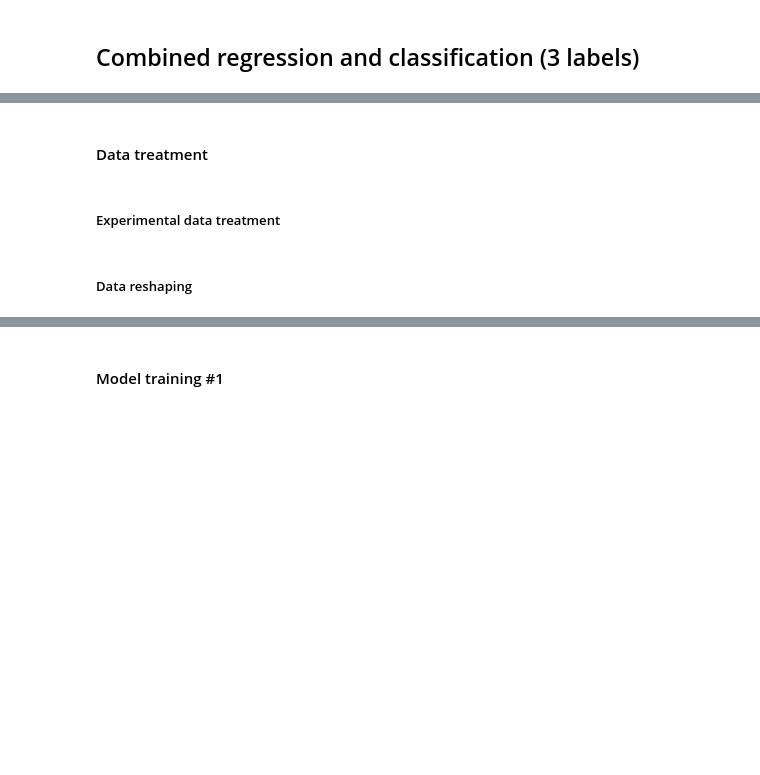
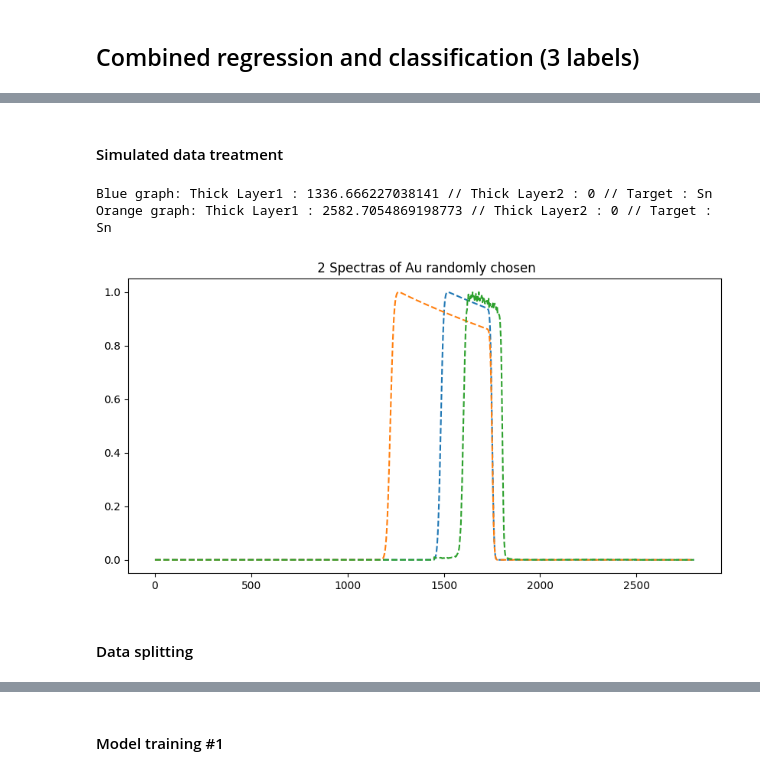
Before and after one commit to bernardombsoares/AI_Analysis_RBS_Spectra, a Jupyter notebook: rbs_ann.ipynb, the cells around one changed output, grey strips where cells are left out. Saved outputs shown, nothing was run; the diff lists cells and outputs as text; code cells hidden in the pictures; blank space fills up the shorter version.

```diff
--- a/rbs_ann.ipynb
+++ b/rbs_ann.ipynb
@@ -918,0 +1120,2 @@ print(calculate_accuracy(predictions,y_test))
+# %% [markdown]
+#### Simulated data treatment
@@ -919,4 +1180,20 @@ print(calculate_accuracy(predictions,y_test))
+# %%
+#spectra graph
+a=np.random.randint(0,len(X))
+b=np.random.randint(0,len(X))
+xaxis=np.arange(len(X[0]))
+
+fig = plt.figure(figsize =(10, 5))
+plt.plot(xaxis,X[a],'--')
+plt.plot(xaxis,X[b],'--')
+plt.plot(newx,test_x[0],'--')
+print('Blue graph: Thick Layer1 : '+str(Y[a][0])+ ' // Thick Layer2 : '+str(Y[a][1])+ ' // Target : '+str(Y[a][2]))
+print('Orange graph: Thick Layer1 : '+str(Y[b][0])+ ' // Thick Layer2 : '+str(Y[b][1])+ ' // Target : '+str(Y[b][2]))
+plt.title(' 2 Spectras of Au randomly chosen')
+plt.show()
+# %% [output]
+Blue graph: Thick Layer1 : 1336.666227038141 // Thick Layer2 : 0 // Target : Sn
+Orange graph: Thick Layer1 : 2582.7054869198773 // Thick Layer2 : 0 // Target : Sn
+[figure, added]
 # %% [markdown]
-#### Data treatment
+#### Data splitting
-# %% [markdown]
-##### Experimental data treatment
@@ -998,2 +1199,0 @@ plt.show()
-# %% [markdown]
-##### Data reshaping
```
Also changed, not shown: parts of 25 cells of this notebook.
